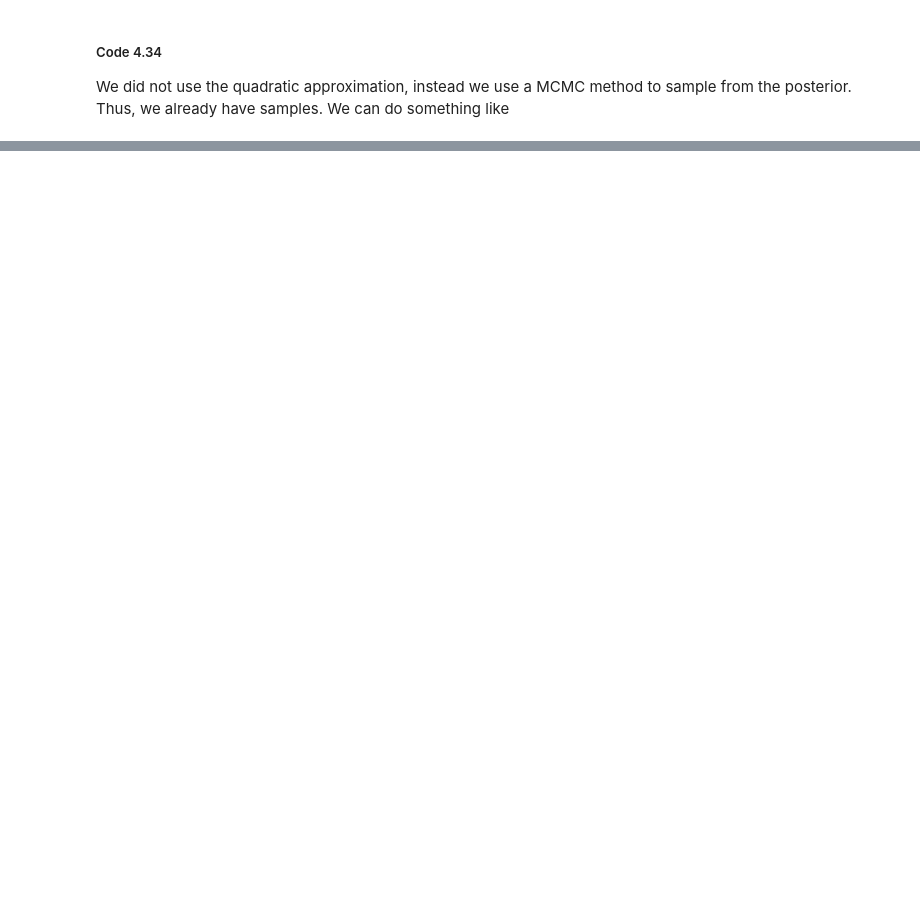
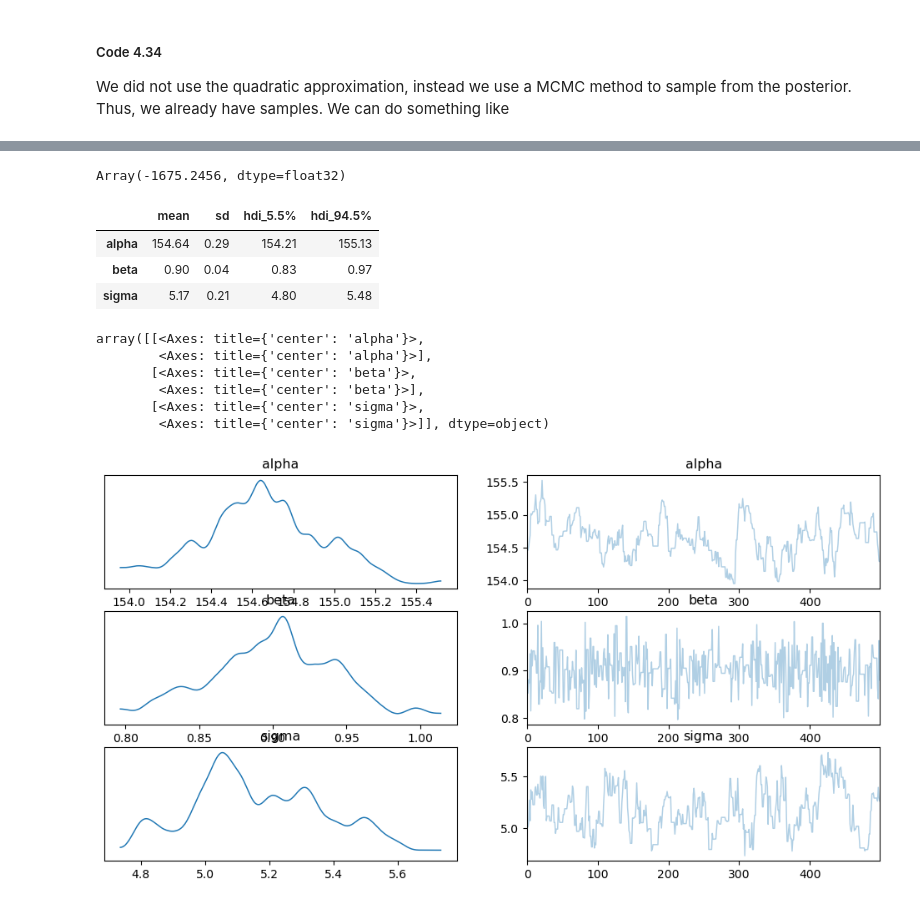
Before and after one commit to qpsy/rethinking-tfp2, a Jupyter notebook: 04_geocentric_models2.ipynb, the cells around one changed output, grey strips where cells are left out. Saved outputs shown, nothing was run; the diff lists cells and outputs as text; code cells hidden in the pictures; blank space fills up the shorter version.

```diff
--- a/04_geocentric_models2.ipynb
+++ b/04_geocentric_models2.ipynb
@@ -726,0 +843,44 @@ Array([[154.50098  ,   7.7300477],
+# %%
+target_log_prob_43(jnp.array(180.), jnp.array(0.8), jnp.array(40.))
+# %% [output]
+Array(-1675.2456, dtype=float32)
+# %%
+num_burnin_steps = 400
+num_results = 500
+step_size = 0.2
+# %%
+kernel_43 = tfp.mcmc.HamiltonianMonteCarlo(
+    target_log_prob_fn=target_log_prob_43,
+    step_size=step_size,
+    num_leapfrog_steps=2)
+
+kernel_43 = tfp.mcmc.SimpleStepSizeAdaptation(
+    inner_kernel=kernel_43, num_adaptation_steps=int(num_burnin_steps * 0.8))
+# %%
+states_43 = tfp.mcmc.sample_chain(
+    num_results=num_results,
+    current_state=init_state,
+    kernel=kernel_43,
+    num_burnin_steps=num_burnin_steps,
+    trace_fn=None,
+    seed=a_key())
+# %%
+states_43_dict = dict(zip(state_name, states_43))
+# %%
+# stats for all chains
+az.summary(states_43_dict, round_to=2, kind="stats", hdi_prob=0.89)
+# %% [output]
+|  | mean | sd | hdi_5.5% | hdi_94.5% |
+| alpha | 154.64 | 0.29 | 154.21 | 155.13 |
+| beta | 0.90 | 0.04 | 0.83 | 0.97 |
+| sigma | 5.17 | 0.21 | 4.80 | 5.48 |
+# %%
+az.plot_trace(states_43_dict)
+# %% [output]
+array([[<Axes: title={'center': 'alpha'}>,
+        <Axes: title={'center': 'alpha'}>],
+       [<Axes: title={'center': 'beta'}>,
+        <Axes: title={'center': 'beta'}>],
+       [<Axes: title={'center': 'sigma'}>,
+        <Axes: title={'center': 'sigma'}>]], dtype=object)
+[figure, added]
```
Also changed, not shown: parts of 42 cells of this notebook.
